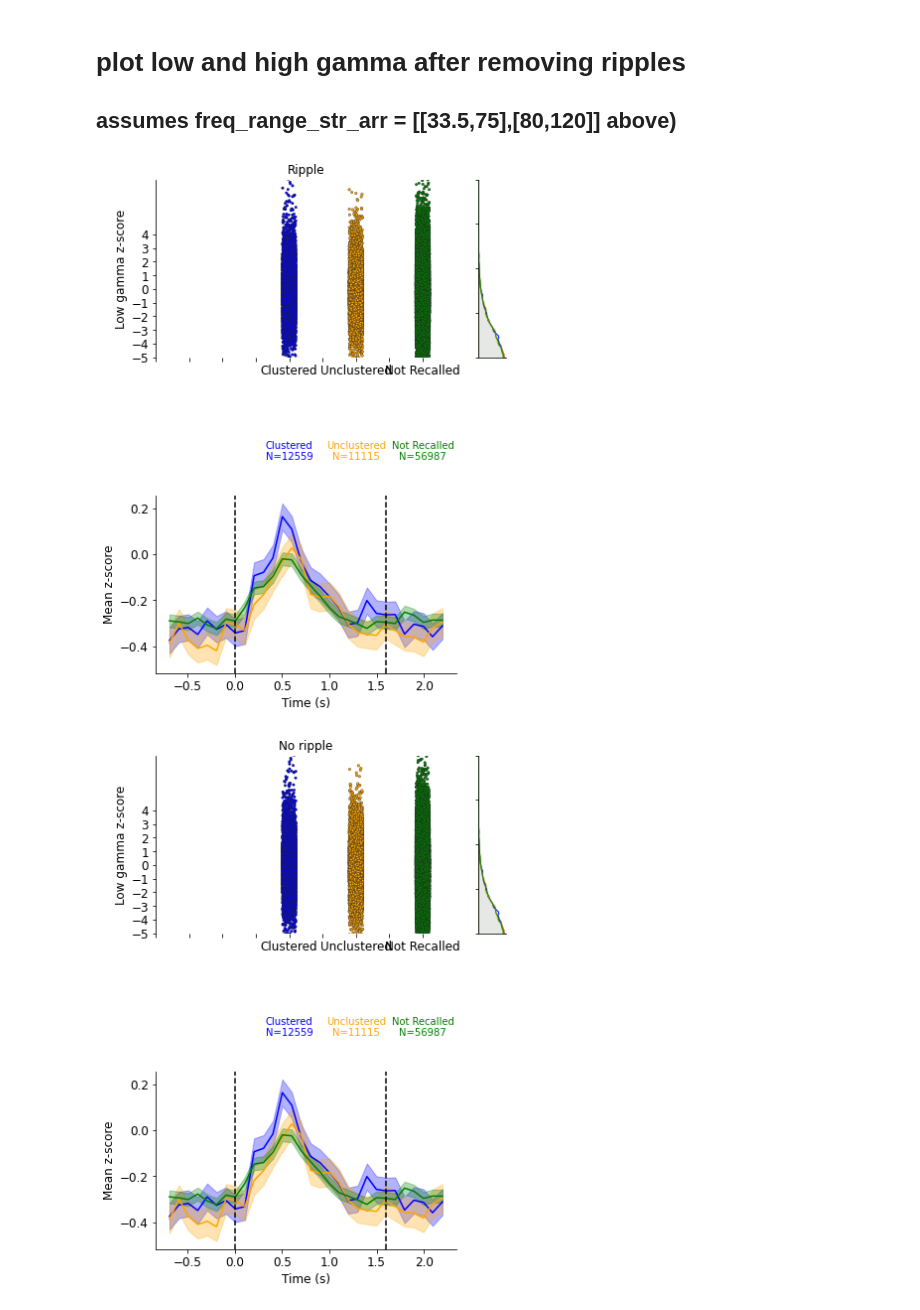
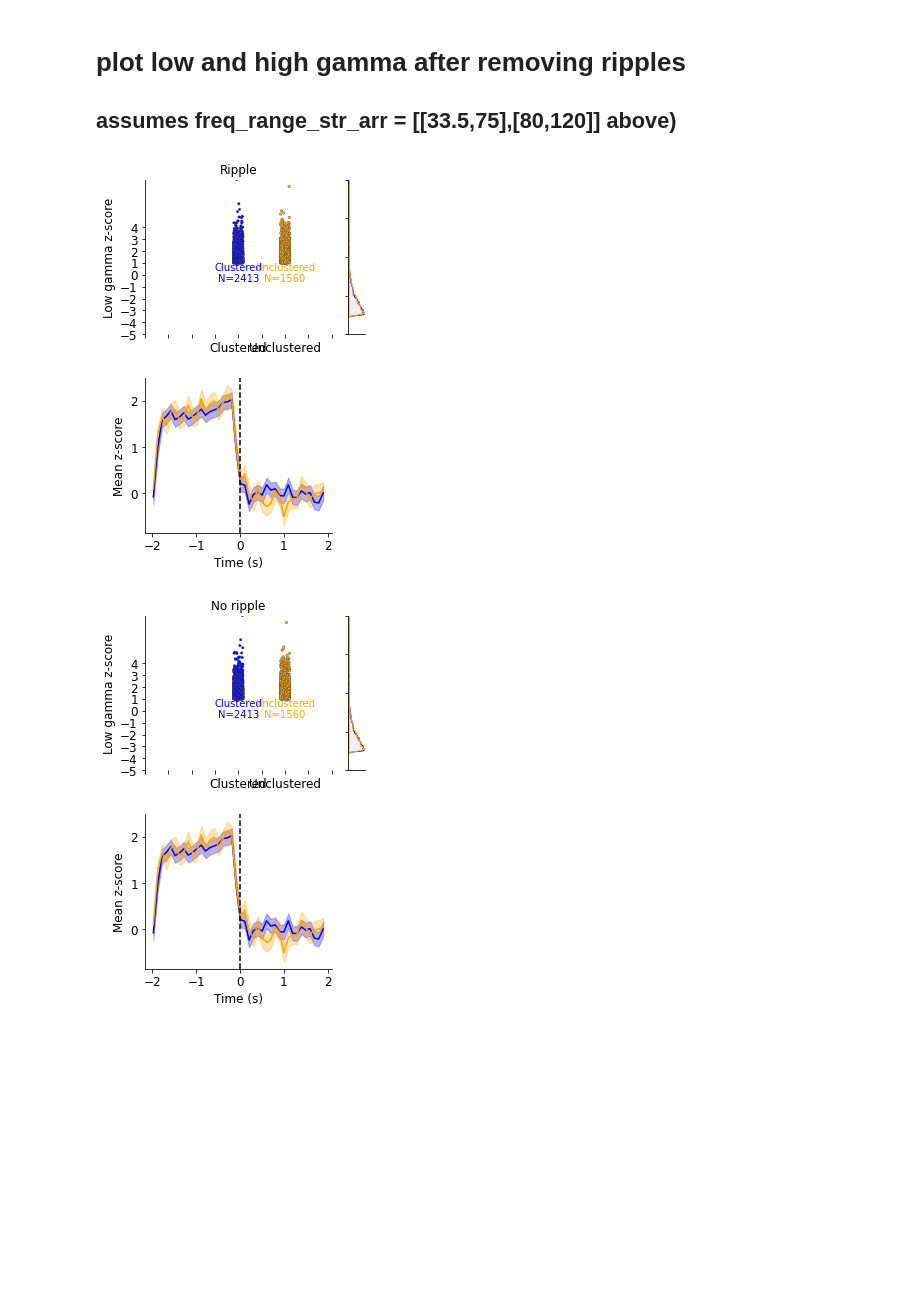
Before and after one commit to jjsakon/SWRrefactored, a Jupyter notebook: code/gammaByRippleNoRipple.ipynb, the cells around one changed output. Drawn from its saved outputs; the diff is of its cells as text; code cells hidden in the pictures; blank space fills up the shorter version.

```diff
--- a/code/gammaByRippleNoRipple.ipynb
+++ b/code/gammaByRippleNoRipple.ipynb
@@ -44,12 +57,12 @@ The autoreload extension is already loaded. To reload it, use:
 # %%
 # for now the plotting code only works with one region at a time
-region_name = ['ENT'] # ['ENT'] # ['AMY'] ['HPC']
-subregion = [''] #['ca1'] # can use [''] to select ALL subregions
+region_name = ['HPC'] # ['ENT'] # ['AMY'] ['HPC']
+subregion = ['ca1'] #['ca1'] # can use [''] to select ALL subregions
 task = 'catFR1' # 'catFR1'
 savePath = f'{base}/figures/'
 
 # 1 for encoding, 0 for recall
-encoding_mode_arr = [1] #,1] #[0,1]
+encoding_mode_arr = [0] #,1] #[0,1]
 freq_range_str_arr = [[33.5,75],[80,120]] #,[7,9],[33.5,75],[80,120]] #[[33.5,75],[80,120]] #,[2,4],[7,9]] # [80,178]
 # these were selecetd to avoid 60 and 120 Hz using np.logspace(np.log10(30),np.log10(75),10)
 
@@ -164,5 +179,5 @@ array(['R1015J', 'R1026D', 'R1028M', 'R1045E', 'R1066P', 'R1067P',
 # %%
-gamma_sd_thresh = -11.0
+gamma_sd_thresh = 1.0
 remove_first_recalls = 0 # if looking at recall might want to remove first recall of each list
 
 # select a patient?
@@ -411,7 +426,8 @@ for i_plot, plot_set in enumerate(range(np.shape(sub_Zs)[0])):
         alpha = 0.05
         sb.kdeplot(y=swarm_clustered, ax=ax_kde, color=palette['Clustered'], fill=True, label='Clustered', alpha=alpha, bw_adjust=0.25)
         sb.kdeplot(y=swarm_unclustered, ax=ax_kde, color=palette['Unclustered'], fill=True, label='Unclustered', alpha=alpha, bw_adjust=0.25)
-        sb.kdeplot(y=swarm_not_recalled, ax=ax_kde, color=palette['Not Recalled'], fill=True, label='Not Recalled', alpha=alpha, bw_adjust=0.25)
+        if encoding_mode == 1:
+            sb.kdeplot(y=swarm_not_recalled, ax=ax_kde, color=palette['Not Recalled'], fill=True, label='Not Recalled', alpha=alpha, bw_adjust=0.25)
 
         ax_kde.set_ylim(swarm_ylimits)  # Adjust limits based on your data
         ax_kde.set_ylabel('')  # Remove ylabel
@@ -449,32 +465,32 @@ for i_plot, plot_set in enumerate(range(np.shape(sub_Zs)[0])):
             mean_swarm_not_recalled, se_swarm_not_recalled = mean_and_se(sub_Zs[i_plot, trial_idxs & clust_not_recalled, plot_time_range])
             ax_psth.plot(time_bins_decimated, decimate(mean_swarm_not_recalled, decimation_factor), label='Not Recalled', color=palette['Not Recalled'])
             ax_psth.fill_between(time_bins_decimated,
                                       decimate(mean_swarm_not_recalled, decimation_factor) - decimate(se_swarm_not_recalled, decimation_factor),
                                       decimate(mean_swarm_not_recalled, decimation_factor) + decimate(se_swarm_not_recalled, decimation_factor),
                                       alpha=0.3, color=palette['Not Recalled'])
         ax_psth.axvline(x=0.0, color='black', linestyle='--')
         if encoding_mode == 1:
             ax_psth.axvline(x=1.6, color='black', linestyle='--')
         ax_psth.set_xlabel('Time (s)')
         ax_psth.set_ylabel('Mean z-score')
 
         # Remove top and right spines for PSTH
         ax_psth.spines['top'].set_visible(False)
         ax_psth.spines['right'].set_visible(False)
         ax_swarm.set_ylim(swarm_ylimits)
         ax_swarm.set_yticks(np.arange(-5,5,1))
         ax_swarm.set_xticks(np.arange(-2,2.01,0.5))
 
 #         # Color the axis labels according to the bar color above them
 #         for ticklabel, color in zip(ax_psth.get_xticklabels(), [palette['Clustered'], palette['Unclustered'], palette['Not Recalled']]):
 #             ticklabel.set_color(color)
 #         for ticklabel, color in zip(ax_psth.get_yticklabels(), [palette['Clustered'], palette['Unclustered'], palette['Not Recalled']]):
 #             ticklabel.set_color(color)
 
         # Adjust layout to ensure the plots align correctly
         plt.tight_layout(h_pad=2)
         plt.show()
 a=1;
 # %% [output]
-[figure, old version]
+[figure, new version]
-[figure, old version]
+[figure, new version]
```
Also changed, not shown: parts of 7 cells of this notebook, 10 other files.
